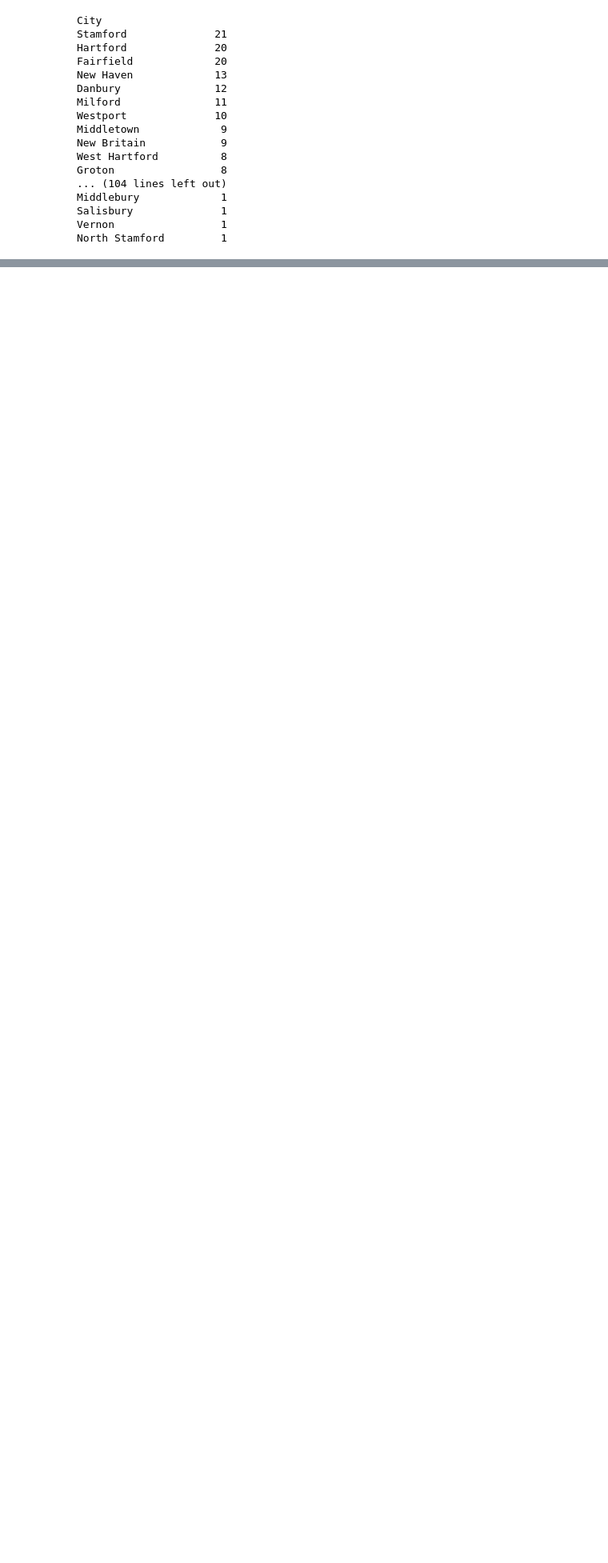
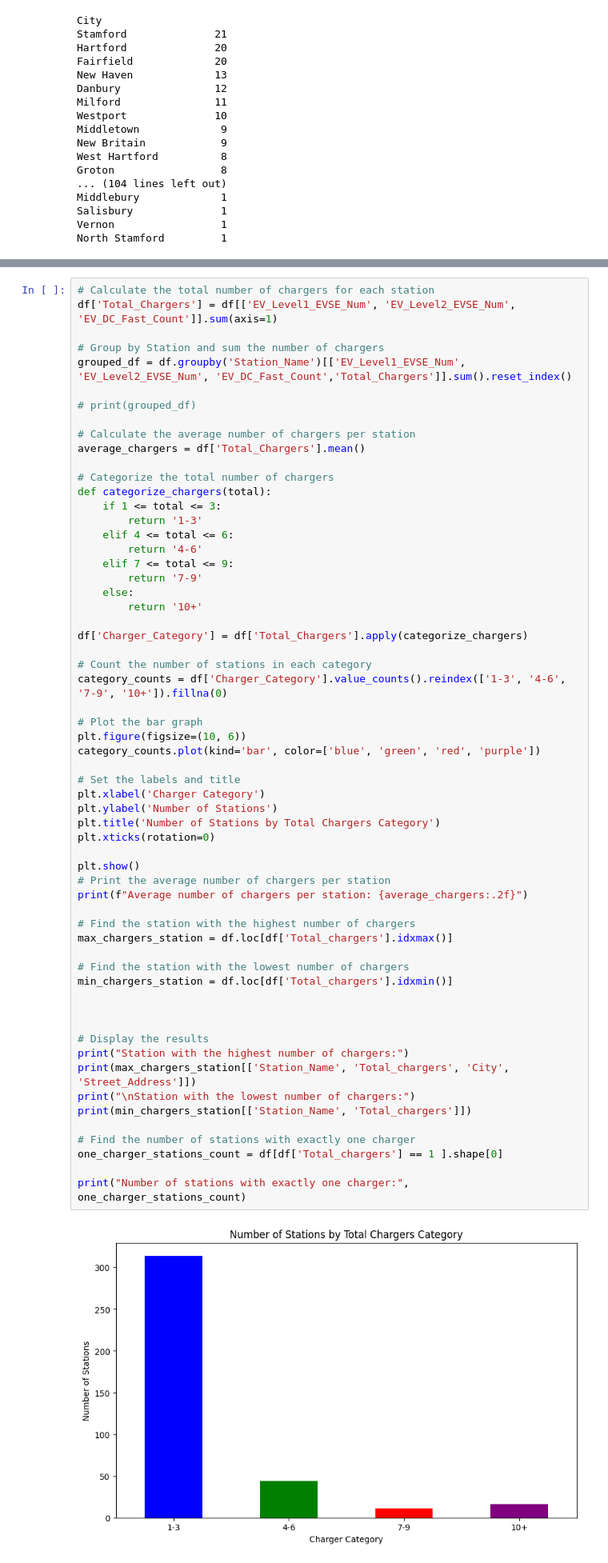
Before and after one commit to Hillal-cell/EV_Station, a Jupyter notebook: final_project.ipynb, the cells around one changed output, grey strips where cells are left out. Shown: that part at 80% size. Drawn from its saved outputs; the diff is of its cells as text; blank space fills up the shorter version.

```diff
--- a/final_project.ipynb
+++ b/final_project.ipynb
@@ -538,0 +788,62 @@ Increase DC Fast Chargers: With the rising number of EVs and the demand for fast
+# %%
+# Calculate the total number of chargers for each station
+df['Total_Chargers'] = df[['EV_Level1_EVSE_Num', 'EV_Level2_EVSE_Num', 'EV_DC_Fast_Count']].sum(axis=1)
+
+# Group by Station and sum the number of chargers
+grouped_df = df.groupby('Station_Name')[['EV_Level1_EVSE_Num', 'EV_Level2_EVSE_Num', 'EV_DC_Fast_Count','Total_Chargers']].sum().reset_index()
+
+# print(grouped_df)
+
+# Calculate the average number of chargers per station
+average_chargers = df['Total_Chargers'].mean()
+
+# Categorize the total number of chargers
+def categorize_chargers(total):
+    if 1 <= total <= 3:
+        return '1-3'
+    elif 4 <= total <= 6:
+        return '4-6'
+    elif 7 <= total <= 9:
+        return '7-9'
+    else:
+        return '10+'
+
+df['Charger_Category'] = df['Total_Chargers'].apply(categorize_chargers)
+
+# Count the number of stations in each category
+category_counts = df['Charger_Category'].value_counts().reindex(['1-3', '4-6', '7-9', '10+']).fillna(0)
+
+# Plot the bar graph
+plt.figure(figsize=(10, 6))
+category_counts.plot(kind='bar', color=['blue', 'green', 'red', 'purple'])
+
+# Set the labels and title
+plt.xlabel('Charger Category')
+plt.ylabel('Number of Stations')
+plt.title('Number of Stations by Total Chargers Category')
+plt.xticks(rotation=0)
+
+plt.show()
+# Print the average number of chargers per station
+print(f"Average number of chargers per station: {average_chargers:.2f}")
+
+# Find the station with the highest number of chargers
+max_chargers_station = df.loc[df['Total_chargers'].idxmax()]
+
+# Find the station with the lowest number of chargers
+min_chargers_station = df.loc[df['Total_chargers'].idxmin()]
+
+
+
+# Display the results
+print("Station with the highest number of chargers:")
+print(max_chargers_station[['Station_Name', 'Total_chargers', 'City', 'Street_Address']])
+print("\nStation with the lowest number of chargers:")
+print(min_chargers_station[['Station_Name', 'Total_chargers']])
+
+# Find the number of stations with exactly one charger
+one_charger_stations_count = df[df['Total_chargers'] == 1 ].shape[0]
+
+print("Number of stations with exactly one charger:", one_charger_stations_count)
+# %% [output]
+[figure, added]
```
Also changed, not shown: parts of 12 cells of this notebook.
